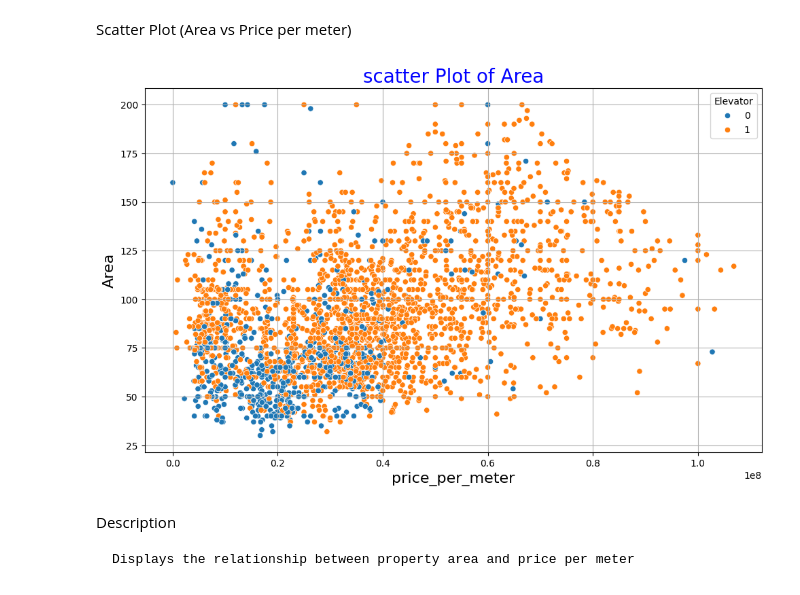
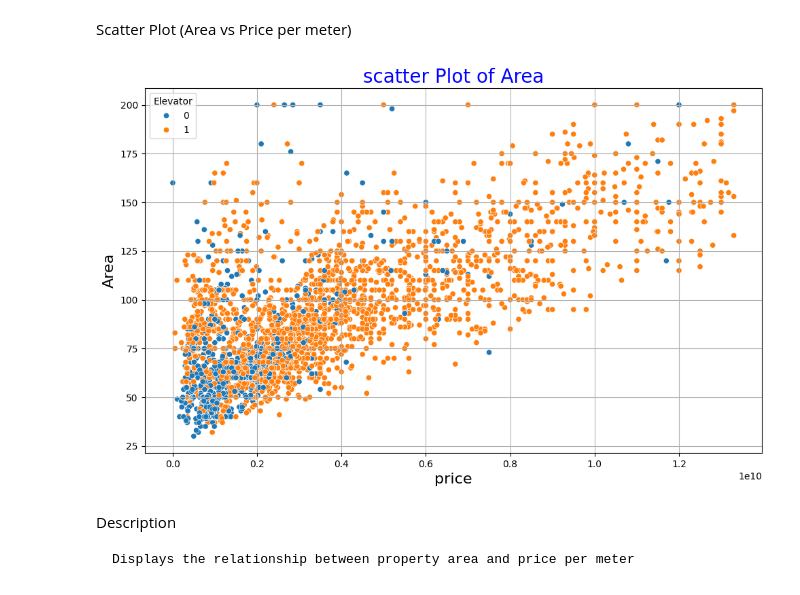
Before and after one commit to sajjadkhazaei/house-prices-in-tehran, a Jupyter notebook: house prices.ipynb, the cells around one changed output. Saved outputs shown, nothing was run; the diff lists cells and outputs as text; code cells hidden in the pictures.

```diff
--- a/house prices.ipynb
+++ b/house prices.ipynb
@@ -380,19 +380,19 @@ Scatter Plot (Area vs Price per meter)
 # %%
 
 features = ['Area']
 
 plt.figure(figsize=(10,30))
 for idx, column in enumerate(features):
     plt.subplot(5, 1,  idx + 1)
-    sns.scatterplot(x = df_no_outliers['price_per_meter'], y=df_no_outliers[column],hue='Elevator' , data = df_no_outliers, color='darkblue')
+    sns.scatterplot(x = df_no_outliers['Price'], y=df_no_outliers[column],hue='Elevator' , data = df_no_outliers, color='darkblue')
     plt.title(f'scatter Plot of {column}', color='blue', fontsize=20)
-    plt.xlabel('price_per_meter', fontsize=16)
+    plt.xlabel('price', fontsize=16)
     plt.ylabel(column, fontsize=16)
     plt.grid()
 plt.tight_layout()
 plt.show()
 # %% [output]
-[figure, old version]
+[figure, new version]
 # %% [markdown]
 Description
 
```
Also changed, not shown: parts of 11 cells of this notebook.
